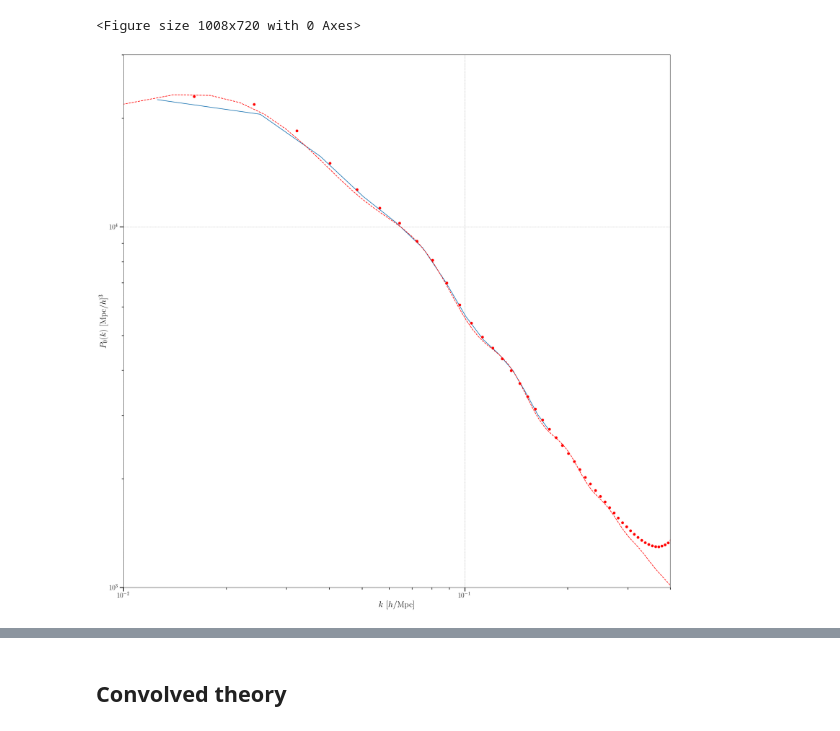
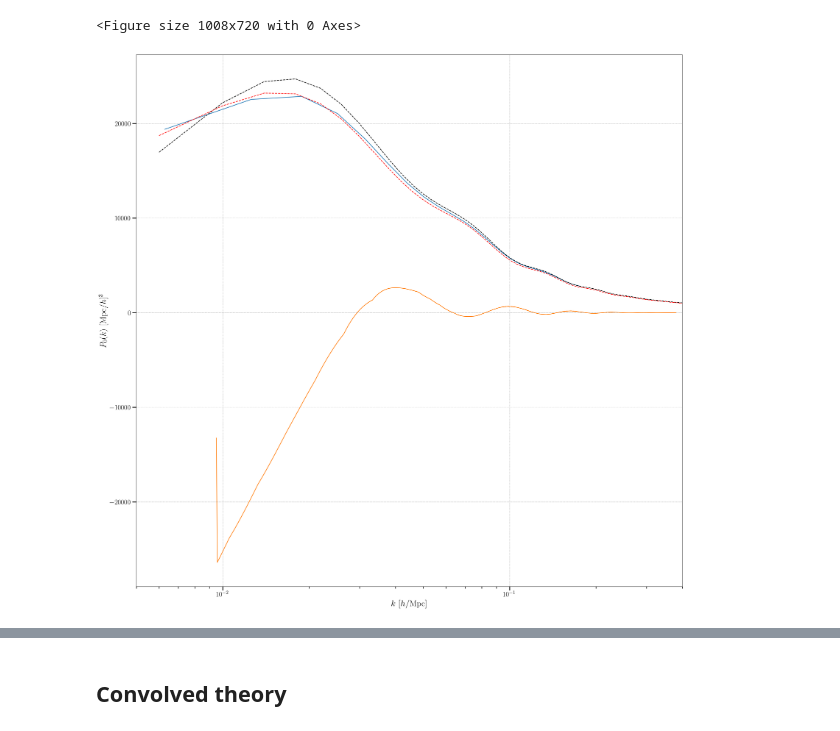
Before and after one commit to craddis1/PkBk, a Jupyter notebook: Notebooks/run_pk_but_with_padding.ipynb, the cells around one changed output, grey strips where cells are left out. Drawn from its saved outputs; the diff is of its cells as text; code cells hidden in the pictures.

```diff
--- a/Notebooks/run_pk_but_with_padding.ipynb
+++ b/Notebooks/run_pk_but_with_padding.ipynb
@@ -688,31 +688,33 @@ for i,kk in enumerate(k_plot):
 # %%
 #real space
 plt.figure(figsize=(25,25))
 key = 'real'
 #plt.errorbar(k_est_up,(Pk_avg[key]['l=0'].real),yerr=Pk_err[key]['l=0'],fmt ='o',color='black')
-plt.errorbar(k_est, (200/128)**3 *(Pk_avg1[key]['l=0']).real,yerr=Pk_err1[key]['l=0'],fmt ='o',color='red')
+#plt.errorbar(k_est, (200/128)**3 *(Pk_avg1[key]['l=0']).real,yerr=Pk_err1[key]['l=0'],fmt ='o',color='red')
 
-plt.plot(k_cen,pk_test.real)
+#plt.plot(k_cen1,pk_test.real,'--')
+#plt.plot(k_cen48,pk_test_48.real)
+plt.plot(k_cen,(1+0.06*np.sqrt(k_cen))*pk_test_64.real)
 
 #plt.errorbar(k_est2, (Pk_avg2[key]['l=0']).real,yerr=Pk_err2[key]['l=0'],fmt ='o',color='blue')
 #plt.errorbar(k_est3, (Pk_avg3[key]['l=0']).real,yerr=Pk_err3[key]['l=0'],fmt ='o',color='blue')
 #plt.plot(k_plot,temps,'--',color='black')
-#plt.plot(k_plot,Pk_(k_plot),'--',color='black')
+plt.plot(k_plot,Pk_(k_plot),'--',color='black')
 #plt.plot(k_est3[1:],Pk_sim(k_est3[1:]),'-.',color='blue')
 plt.plot(k_plot,mono_real.real,'--',color='red')
 
-#plt.plot(ks,10*np.gradient(np.gradient(Pk_(ks))))
+plt.plot(ks,100000*np.gradient(np.gradient(Pk_(ks))))
 
 plt.axvline(x = grid_info[5], linestyle='-.', color = 'black')
 plt.axvline(x = grid_info[6], linestyle='-.', color = 'black')
-plt.xlim(1e-2,0.4e0)
-plt.ylim(1e+3,3e+4)
+plt.xlim(5e-3,0.4e0)
+#plt.ylim(1e+3,3e+4)
 plt.xlabel('$k\,\,[h/\mathrm{Mpc}]$')
 plt.ylabel('$ P_{0}(k)\,\,[\mathrm{Mpc}/h]^3$')
 
 plt.xscale('log')
-plt.yscale('log')
+#plt.yscale('log')
 
 plt.grid(ls='--',lw=0.75)
 # %% [output]
-[figure, old version]
+[figure, new version]
```
Also changed, not shown: parts of 4 cells of this notebook.
